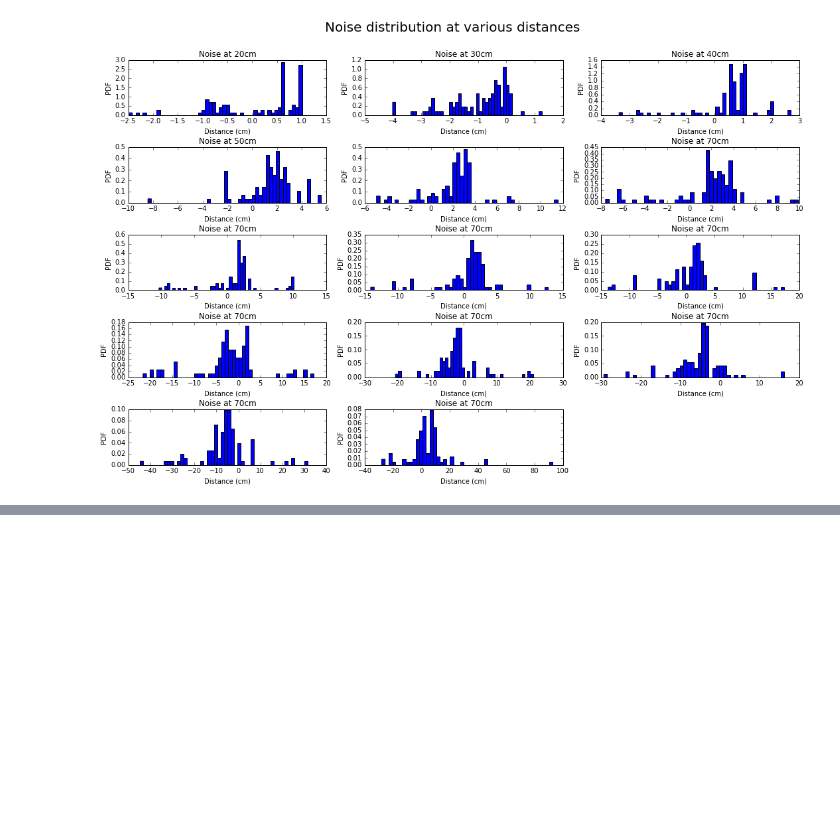
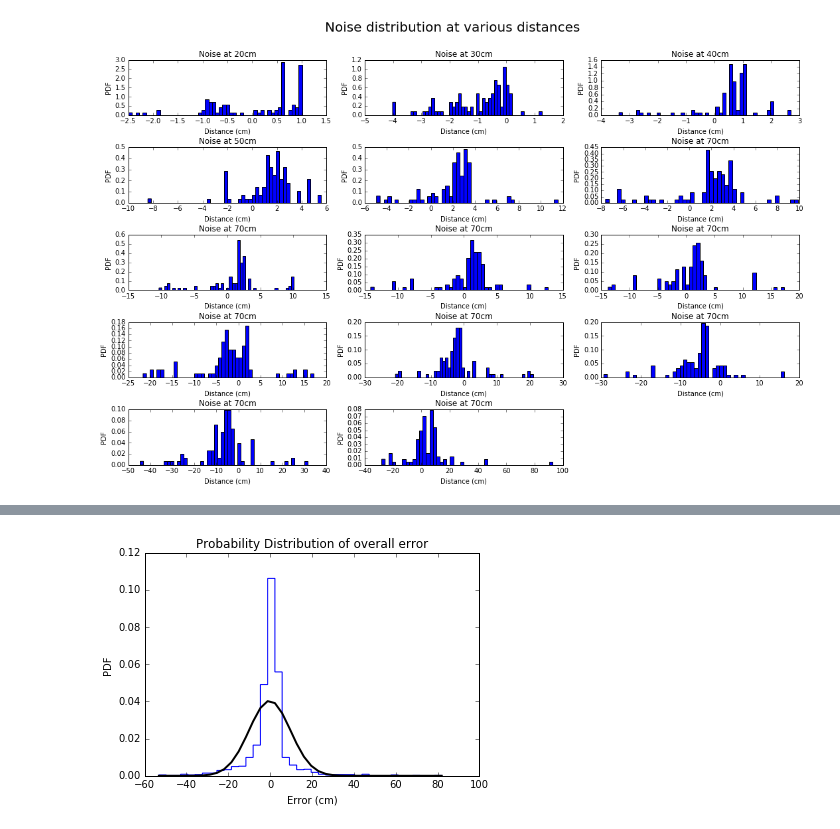
Before and after one commit to a-pradhan/SensorOutputAnalysis, a Jupyter notebook: Sensor Noise Analysis.ipynb, the cells around one changed output, grey strips where cells are left out. Cells and saved outputs as stored; diff of their text form; code cells hidden in the pictures; blank space fills up the shorter version.

```diff
--- a/Sensor Noise Analysis.ipynb
+++ b/Sensor Noise Analysis.ipynb
@@ -467,0 +527,7 @@ plt.savefig("noise_distribution.svg")
+# %%
+# process overall noise from right IR sensor
+rightIR_distances_df = DataFrame.copy(right_sharp_df)
+for i in rightIR_distances_df:
+     rightIR_distances_df[i] = rightIR_distances_df[i].map(convert_rightIR_to_distance)
+
+rightIR_distances_df.head()
@@ -467,0 +553,9 @@ plt.savefig("noise_distribution.svg")
+# %%
+# get error by subtracting true distances from readings
+rightIR_noise_df = DataFrame.copy(rightIR_distances_df)
+actual_distances = range(0,180,10)
+for i in actual_distances:
+    df_index = str(i)
+    rightIR_noise_df[df_index] = np.array(rightIR_noise_df[df_index] - i)
+
+rightIR_noise_df.head()
@@ -467,0 +569,14 @@ plt.savefig("noise_distribution.svg")
+# %%
+right_ir_noise = concatenate_cols(rightIR_noise_df)
+xs = np.linspace(right_ir_noise.min(),right_ir_noise.max() + 1, num=40)
+overall_noise_plt = plt.hist(right_ir_noise,normed=True,bins=xs,histtype='step')
+plt.xlabel('Error (cm)')
+plt.ylabel('PDF')
+#plt.axis([-20,35,0,0.12])
+plt.title("Probability Distribution of overall error")
+
+norm = stats.norm(right_ir_noise.mean(), right_ir_noise.std())
+plt.plot(xs, norm.pdf(xs), color='k', lw=2,label='gaussian curve')
+plt.savefig("overall_noise_plt_right.svg")
+# %% [output]
+[figure, added]
```
Also changed, not shown: parts of 9 cells of this notebook, 4 other files.
